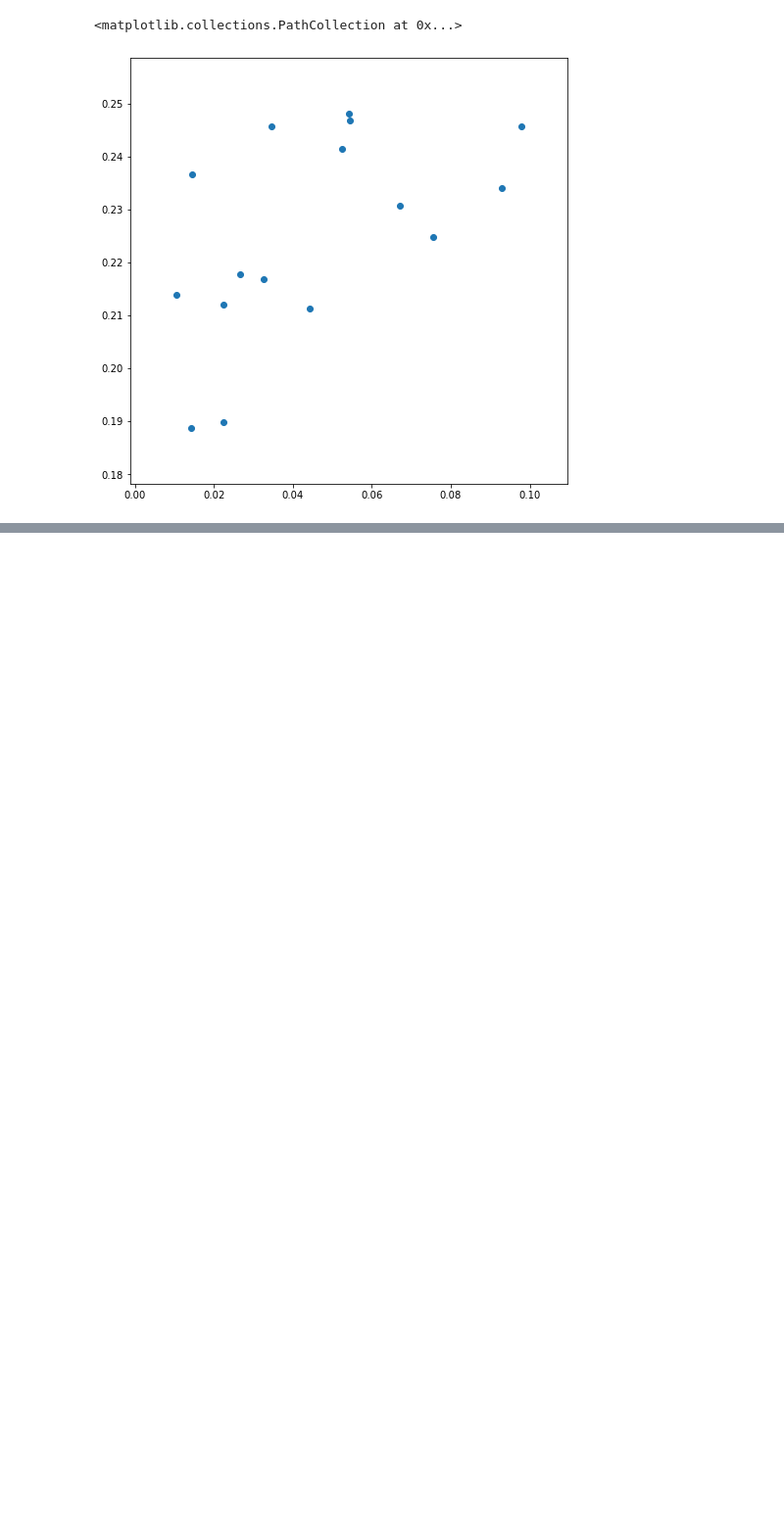
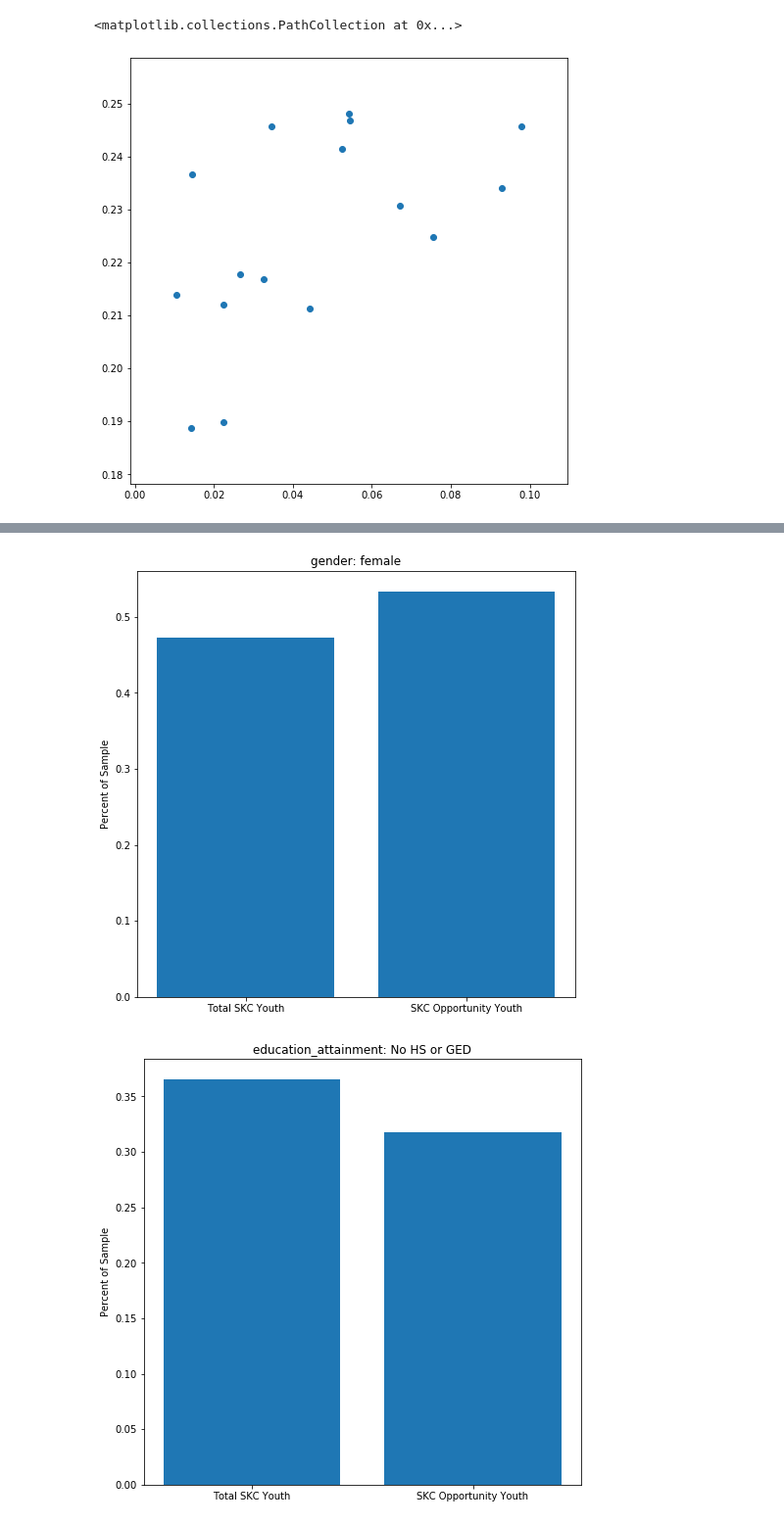
Before and after one commit to mesterhammerfic/mod-1-project-chicago-seattle-ds-051120, a Jupyter notebook: notebooks/exploratory/02_mef_database_descriptions.ipynb, the cells around one changed output, grey strips where cells are left out. Shown at 98% size. Saved outputs shown, nothing was run; the diff lists cells and outputs as text; code cells hidden in the pictures; blank space fills up the shorter version.

Commit message:
added visualization functions

```diff
--- a/notebooks/exploratory/02_mef_database_descriptions.ipynb
+++ b/notebooks/exploratory/02_mef_database_descriptions.ipynb
@@ -464,0 +520,4 @@ def create_side_by_side(variable_and_status, df_1, df_2)
+# %%
+OY_df = SKC_youth_2018[(SKC_youth_2018['employment_status']=='Unemployed/not in labor force')&
+                       (SKC_youth_2018['school']=='Has not attended in last 3 months')]
+OY_df.weight.sum()/SKC_youth_2018.weight.sum()
@@ -464,0 +526,22 @@ def create_side_by_side(variable_and_status, df_1, df_2)
+# %%
+def create_graph(variable_and_status, df_1, df_2):
+    prct_tuple = compare(variable_and_status, df_1, df_2)
+
+    col_names = ['Total SKC Youth', 'SKC Opportunity Youth']
+    height_values = prct_tuple
+
+    fig, ax = plt.subplots(1,1, figsize=(8,8))
+
+    ax.set_title(f'{variable_and_status[0]}: {variable_and_status[1]}')
+    ax.set_ylabel('Percent of Sample')
+
+    ax.bar(x=col_names, height=height_values)
+    fig.savefig(variable_and_status[0]+'.png')
+# %%
+variables = ['gender', 'education_attainment', 'disability_status', 'citizenship', 'english_language', 'parent_employment', 'marital_status', 'child_born_las_year', 'presence_of_children', 'moved', 'has_health_insurance']
+status = ['female', 'No HS or GED', 'reported disability', 'Not US Citizen', 'Poor or No English language', 'One or both parents in labor force', 'married', 'yes', 'own child(ren)', 'moved here last year', 'no']
+variable_and_status_list = list(zip(variables, status))
+
+
+for va in variables:
+    print(va, list(SKC_youth_2018[va].unique()))
@@ -464,0 +560,6 @@ def create_side_by_side(variable_and_status, df_1, df_2)
+# %%
+for variable_and_status in variable_and_status_list:
+    create_graph(variable_and_status, SKC_youth_2018, OY_df)
+# %% [output]
+[figure, added]
+[figure, added]
```
Also changed, not shown: parts of 13 cells of this notebook, 11 other files.
